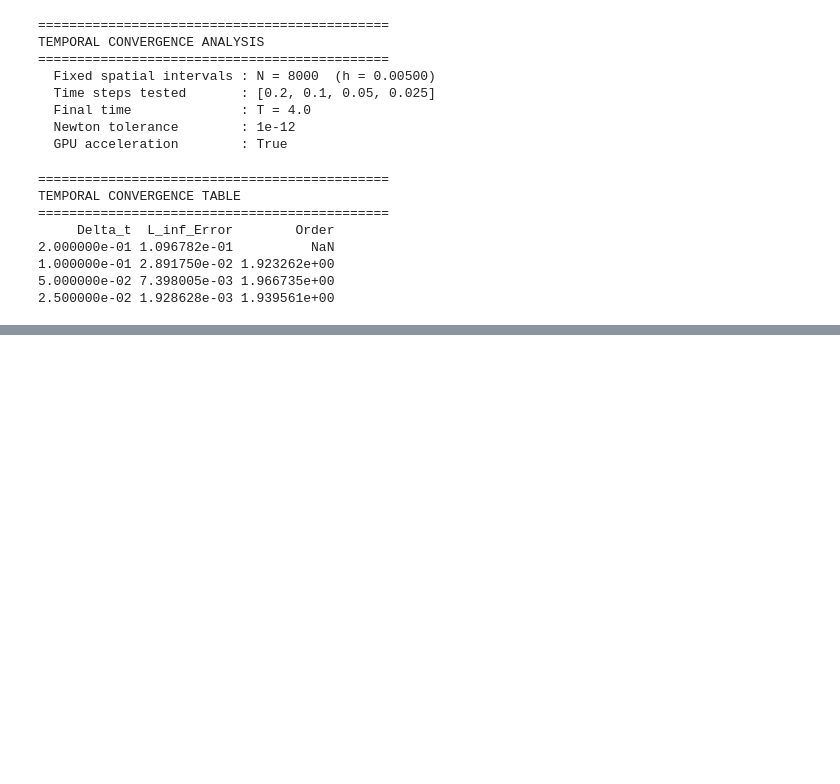
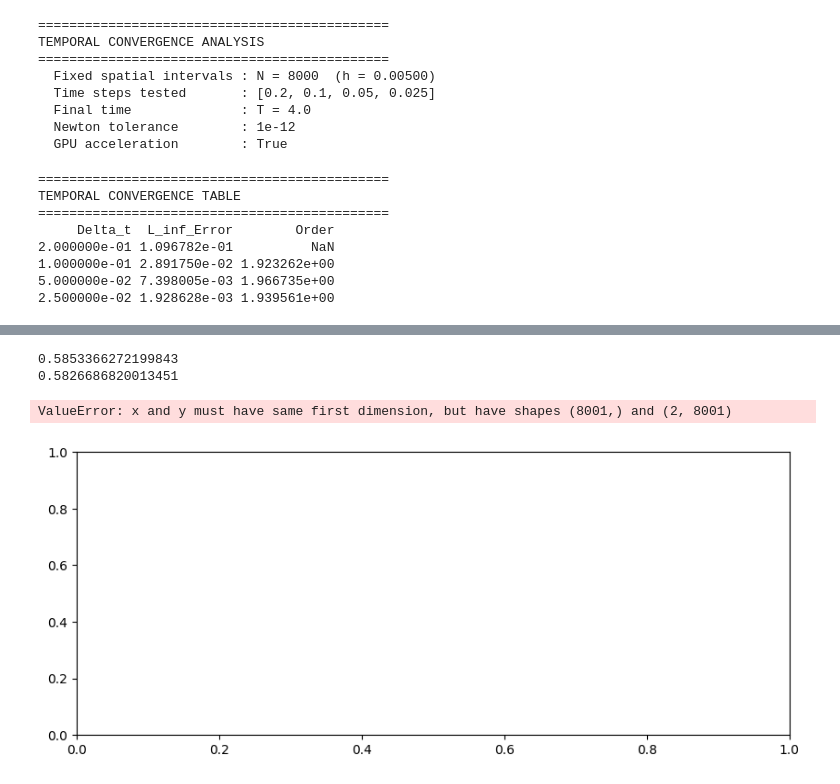
Before and after one commit to jpcastanom/Numerical-solution-of-variable-coefficient-coupled-nonlinear-Schrodinger-equation, a Jupyter notebook: Resultados.ipynb, the cells around one changed output, grey strips where cells are left out. Saved outputs shown, nothing was run; the diff lists cells and outputs as text; code cells hidden in the pictures; blank space fills up the shorter version.

```diff
--- a/Resultados.ipynb
+++ b/Resultados.ipynb
@@ -150,0 +237,19 @@ TEMPORAL CONVERGENCE TABLE
+# %%
+psi_exact_final = epsi2(x,times[-1])
+error_abs = np.abs(psi[-1] - psi_exact_final)
+print(np.max(error_abs))
+infinitenorm = np.max(np.abs(psi[-1]) - np.abs(epsi2(x,times[-1])))
+print(infinitenorm)
+
+# Graficar
+plt.figure(figsize=(10,4))
+plt.plot(x, error_abs, 'r-', linewidth=2)
+plt.xlabel('x'); plt.ylabel('|ψ_num - ψ_exact|')
+plt.title(f'Error absoluto en t = {times[-1]:.3f}')
+plt.grid(True, alpha=0.3)
+plt.show()
+# %% [output]
+0.5853366272199843
+0.5826686820013451
+ValueError: x and y must have same first dimension, but have shapes (8001,) and (2, 8001)
+[figure, added]
```
Also changed, not shown: parts of 4 cells of this notebook.
